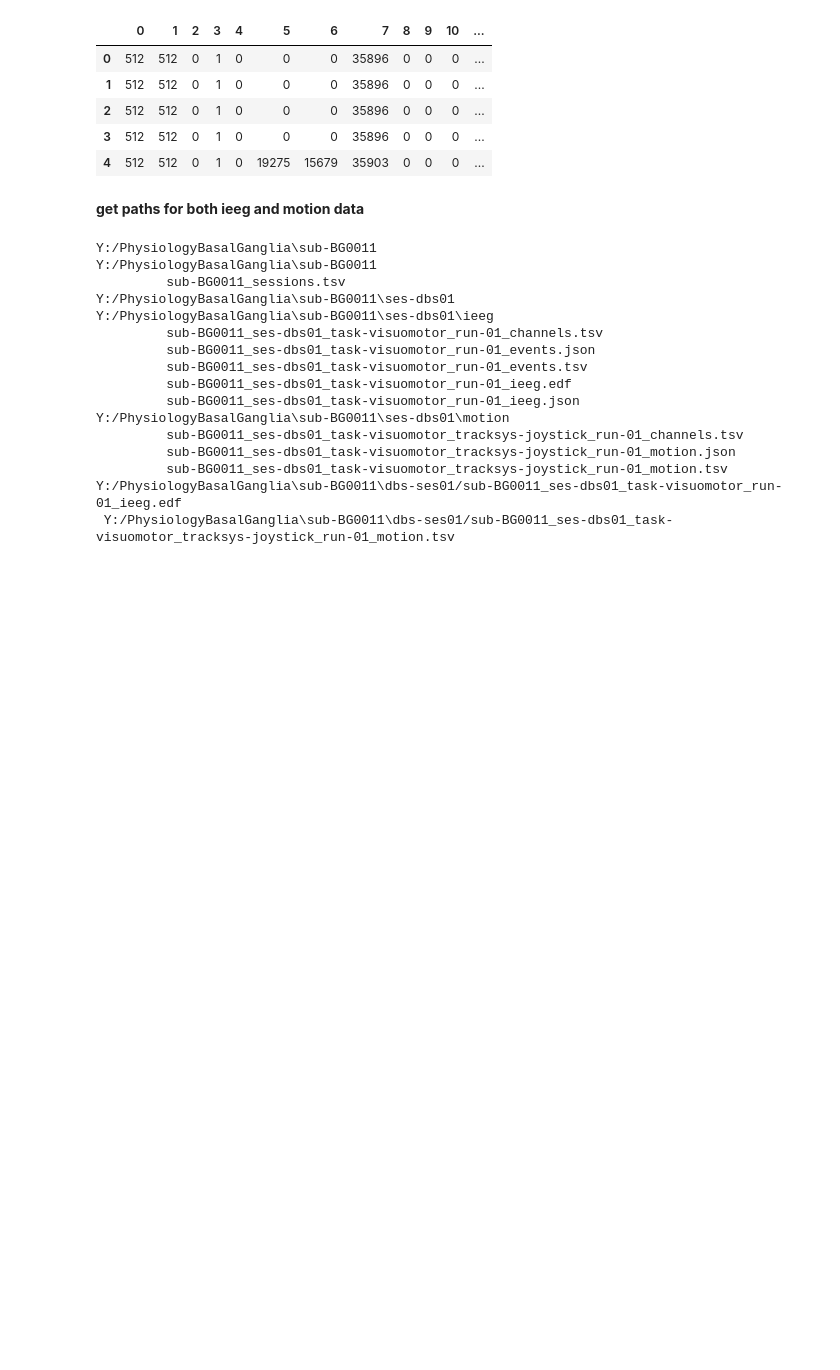
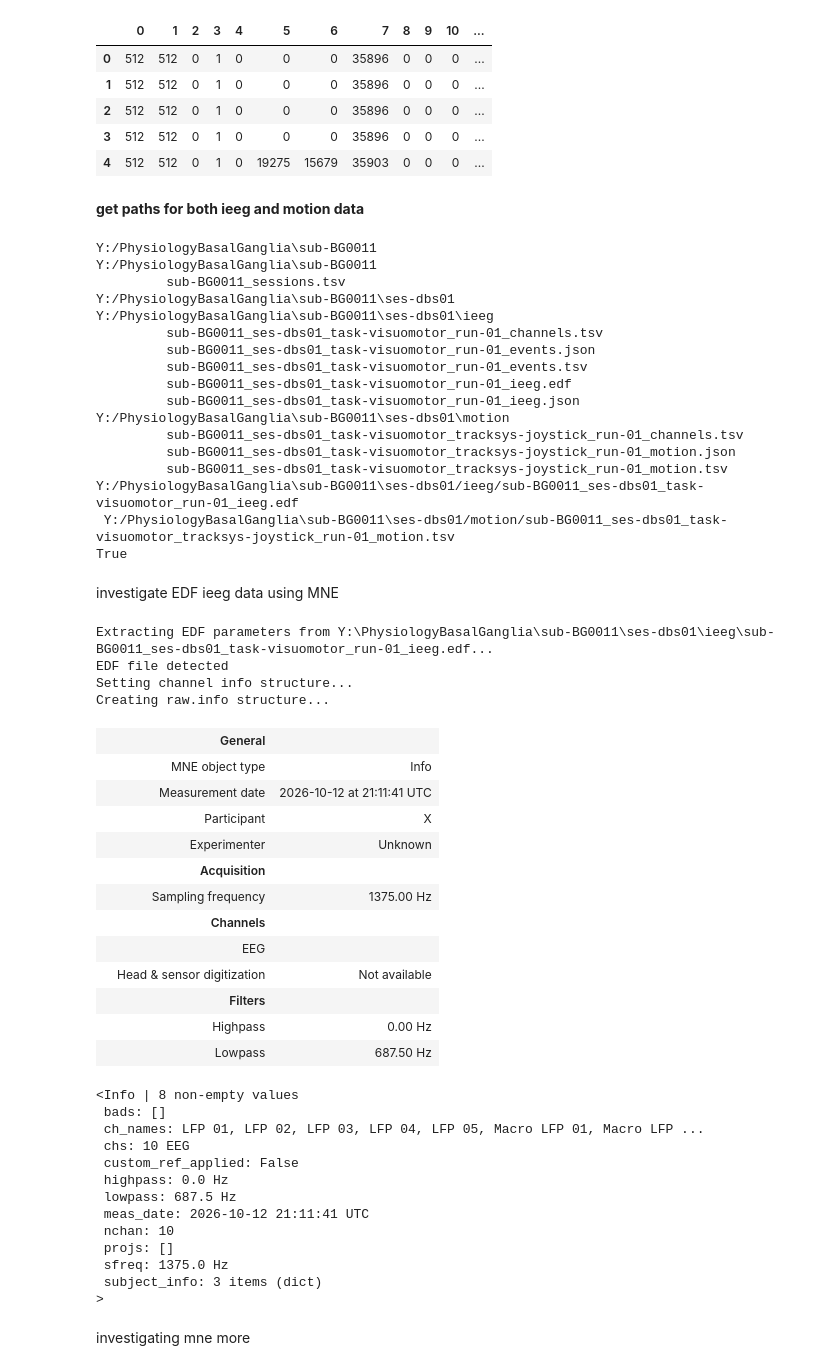
Before and after one commit to alexanderspeer/joystick_test_env, a Jupyter notebook: python_da/surgery_da/dbs_review.ipynb, the cells around one changed output. Cells and saved outputs as stored; diff of their text form; code cells hidden in the pictures; blank space fills up the shorter version.

Commit message:
up to date code changes

```diff
--- a/python_da/surgery_da/dbs_review.ipynb
+++ b/python_da/surgery_da/dbs_review.ipynb
@@ -253,10 +253,15 @@ for root, dir, files in os.walk(DBS_case_path):
         print("\t", file)
 
 
-IEEG_PATH = os.path.join(DBS_case_path, "dbs-ses01/sub-BG0011_ses-dbs01_task-visuomotor_run-01_ieeg.edf")
-JOYSTICK_PATH = os.path.join(DBS_case_path, "dbs-ses01/sub-BG0011_ses-dbs01_task-visuomotor_tracksys-joystick_run-01_motion.tsv")
+IEEG_PATH = os.path.join(DBS_case_path, "ses-dbs01/ieeg/sub-BG0011_ses-dbs01_task-visuomotor_run-01_ieeg.edf")
+JOYSTICK_PATH = os.path.join(DBS_case_path, "ses-dbs01/motion/sub-BG0011_ses-dbs01_task-visuomotor_tracksys-joystick_run-01_motion.tsv")
 
 print(IEEG_PATH, "\n", JOYSTICK_PATH)
+
+
+
+
+print(os.path.isfile(JOYSTICK_PATH))
 # %% [output]
 Y:/PhysiologyBasalGanglia\sub-BG0011
 Y:/PhysiologyBasalGanglia\sub-BG0011
@@ -272,5 +277,51 @@ Y:/PhysiologyBasalGanglia\sub-BG0011\ses-dbs01\motion
          sub-BG0011_ses-dbs01_task-visuomotor_tracksys-joystick_run-01_channels.tsv
          sub-BG0011_ses-dbs01_task-visuomotor_tracksys-joystick_run-01_motion.json
          sub-BG0011_ses-dbs01_task-visuomotor_tracksys-joystick_run-01_motion.tsv
-Y:/PhysiologyBasalGanglia\sub-BG0011\dbs-ses01/sub-BG0011_ses-dbs01_task-visuomotor_run-01_ieeg.edf
- Y:/PhysiologyBasalGanglia\sub-BG0011\dbs-ses01/sub-BG0011_ses-dbs01_task-visuomotor_tracksys-joystick_run-01_motion.tsv
+Y:/PhysiologyBasalGanglia\sub-BG0011\ses-dbs01/ieeg/sub-BG0011_ses-dbs01_task-visuomotor_run-01_ieeg.edf
+ Y:/PhysiologyBasalGanglia\sub-BG0011\ses-dbs01/motion/sub-BG0011_ses-dbs01_task-visuomotor_tracksys-joystick_run-01_motion.tsv
+True
+# %% [markdown]
+investigate EDF ieeg data using MNE
+# %%
+import mne
+
+raw = mne.io.read_raw_edf(IEEG_PATH, preload=False)
+#min norm estimate
+#input output
+
+display(raw.info)
+
+# print(raw.info)
+# %% [output]
+Extracting EDF parameters from Y:\PhysiologyBasalGanglia\sub-BG0011\ses-dbs01\ieeg\sub-BG0011_ses-dbs01_task-visuomotor_run-01_ieeg.edf...
+EDF file detected
+Setting channel info structure...
+Creating raw.info structure...
+|  | General |  |
+|  | MNE object type | Info |
+|  | Measurement date | 2026-10-12 at 21:11:41 UTC |
+|  | Participant | X |
+|  | Experimenter | Unknown |
+|  | Acquisition |  |
+|  | Sampling frequency | 1375.00 Hz |
+|  | Channels |  |
+|  | EEG |  |
+|  | Head & sensor digitization | Not available |
+|  | Filters |  |
+|  | Highpass | 0.00 Hz |
+|  | Lowpass | 687.50 Hz |
+<Info | 8 non-empty values
+ bads: []
+ ch_names: LFP 01, LFP 02, LFP 03, LFP 04, LFP 05, Macro LFP 01, Macro LFP ...
+ chs: 10 EEG
+ custom_ref_applied: False
+ highpass: 0.0 Hz
+ lowpass: 687.5 Hz
+ meas_date: 2026-10-12 21:11:41 UTC
+ nchan: 10
+ projs: []
+ sfreq: 1375.0 Hz
+ subject_info: 3 items (dict)
+>
+# %% [markdown]
+investigating mne more
```
Also changed, not shown: parts of 1 cell of this notebook.
